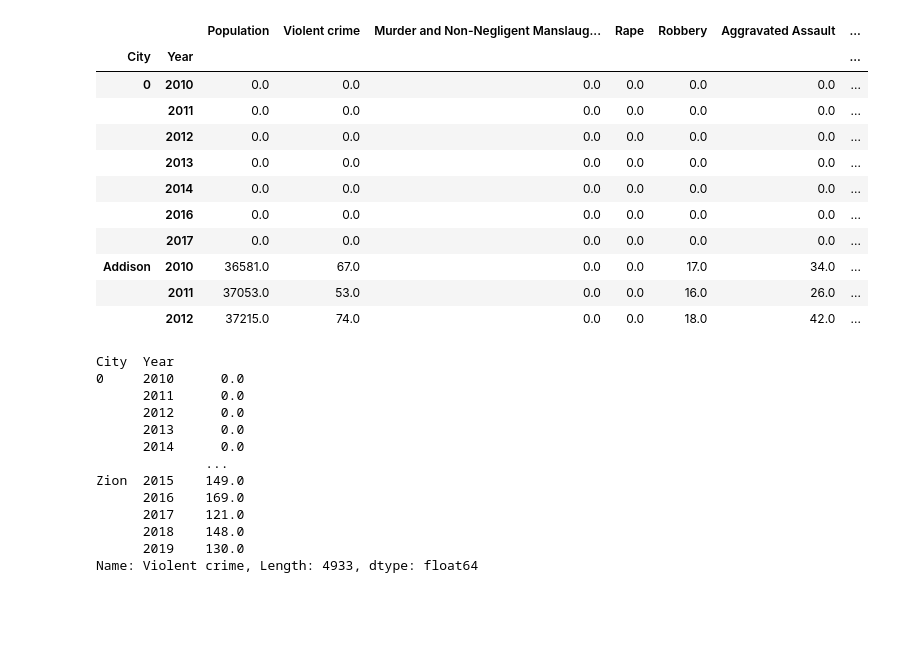
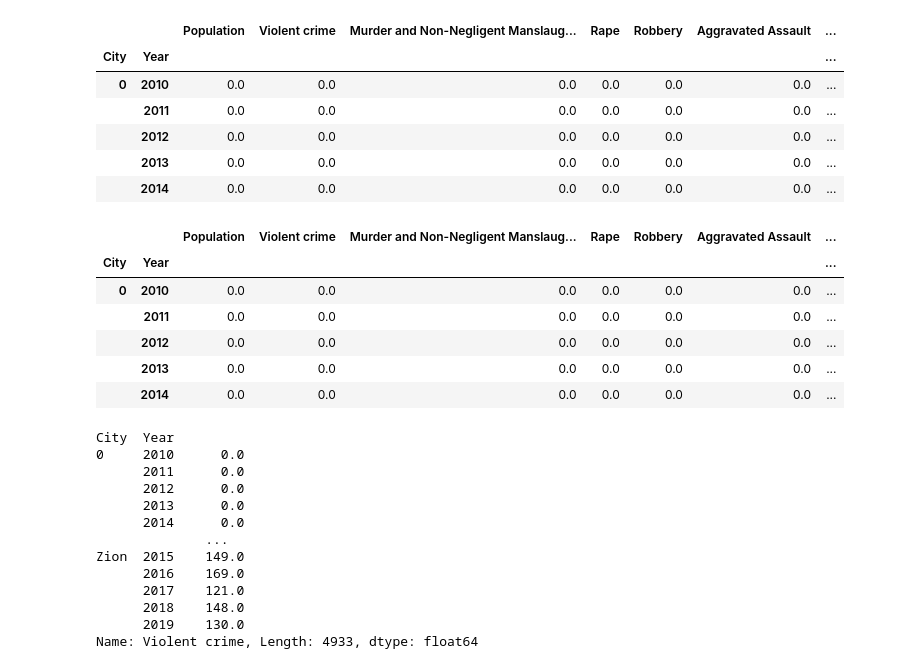
Before and after one commit to Expopanda/Project_1, a Jupyter notebook: andrew_analysis.ipynb, the cells around one changed output. Cells and saved outputs as stored; diff of their text form; code cells hidden in the pictures; blank space fills up the shorter version.

```diff
--- a/andrew_analysis.ipynb
+++ b/andrew_analysis.ipynb
@@ -3,17 +3,18 @@
 import pandas as pd
 import numpy as np
 import matplotlib.pyplot as plt
+import seaborn as sns
 
-FBI10_path = 'Resources\FBI_2010_illinois_amended.csv'
-FBI11_path = 'Resources\FBI_2011_illinois_amended.csv'
-FBI12_path = 'Resources\FBI_2012_illinois_amended.csv'
-FBI13_path = 'Resources\FBI_2013_illinois_amended.csv'
-FBI14_path = 'Resources\FBI_2014_illinois_amended.csv'
-FBI15_path = 'Resources\FBI_2015_illinois_amended.csv'
-FBI16_path = 'Resources\FBI_2016_illinois_amended.csv'
-FBI17_path = 'Resources\FBI_2017_illinois_amended.csv'
-FBI18_path = 'Resources\FBI_2018_illinois_amended.csv'
-FBI19_path = 'Resources\FBI_2019_illinois_amended.csv'
+FBI10_path = 'Resources/FBI_2010_illinois_amended.csv'
+FBI11_path = 'Resources/FBI_2011_illinois_amended.csv'
+FBI12_path = 'Resources/FBI_2012_illinois_amended.csv'
+FBI13_path = 'Resources/FBI_2013_illinois_amended.csv'
+FBI14_path = 'Resources/FBI_2014_illinois_amended.csv'
+FBI15_path = 'Resources/FBI_2015_illinois_amended.csv'
+FBI16_path = 'Resources/FBI_2016_illinois_amended.csv'
+FBI17_path = 'Resources/FBI_2017_illinois_amended.csv'
+FBI18_path = 'Resources/FBI_2018_illinois_amended.csv'
+FBI19_path = 'Resources/FBI_2019_illinois_amended.csv'
 # %%
 # these are the dataframes with all NaN values in tact. Please don't amend them.
 
@@ -123,22 +124,27 @@ crime_stats_df['Property Crime'] = crime_stats_df['Property Crime'].astype('floa
 crime_stats_df['Burglary'] = crime_stats_df['Burglary'].astype('float64')
 crime_stats_df['Larceny-theft'] = crime_stats_df['Larceny-theft'].astype('float64')
 crime_stats_df['Motor vehicle theft'] = crime_stats_df['Motor vehicle theft'].astype('float64')
+crime_total = crime_stats_df.groupby(['City', 'Year']).sum()
+crime_total.head()
+# %% [output]
+|  |  | Population | Violent crime | Murder and Non-Negligent Manslaug... | Rape | Robbery | Aggravated Assault | ... |
+| City | Year |  |  |  |  |  |  | ... |
+| 0 | 2010 | 0.0 | 0.0 | 0.0 | 0.0 | 0.0 | 0.0 | ... |
+|  | 2011 | 0.0 | 0.0 | 0.0 | 0.0 | 0.0 | 0.0 | ... |
+|  | 2012 | 0.0 | 0.0 | 0.0 | 0.0 | 0.0 | 0.0 | ... |
+|  | 2013 | 0.0 | 0.0 | 0.0 | 0.0 | 0.0 | 0.0 | ... |
+|  | 2014 | 0.0 | 0.0 | 0.0 | 0.0 | 0.0 | 0.0 | ... |
 # %%
 crime_total = crime_stats_df.groupby(['City', 'Year']).sum()
-crime_total.head(10)
+crime_total.head()
 # %% [output]
 |  |  | Population | Violent crime | Murder and Non-Negligent Manslaug... | Rape | Robbery | Aggravated Assault | ... |
 | City | Year |  |  |  |  |  |  | ... |
 | 0 | 2010 | 0.0 | 0.0 | 0.0 | 0.0 | 0.0 | 0.0 | ... |
 |  | 2011 | 0.0 | 0.0 | 0.0 | 0.0 | 0.0 | 0.0 | ... |
 |  | 2012 | 0.0 | 0.0 | 0.0 | 0.0 | 0.0 | 0.0 | ... |
 |  | 2013 | 0.0 | 0.0 | 0.0 | 0.0 | 0.0 | 0.0 | ... |
 |  | 2014 | 0.0 | 0.0 | 0.0 | 0.0 | 0.0 | 0.0 | ... |
-|  | 2016 | 0.0 | 0.0 | 0.0 | 0.0 | 0.0 | 0.0 | ... |
-|  | 2017 | 0.0 | 0.0 | 0.0 | 0.0 | 0.0 | 0.0 | ... |
-| Addison | 2010 | 36581.0 | 67.0 | 0.0 | 0.0 | 17.0 | 34.0 | ... |
-|  | 2011 | 37053.0 | 53.0 | 0.0 | 0.0 | 16.0 | 26.0 | ... |
-|  | 2012 | 37215.0 | 74.0 | 0.0 | 0.0 | 18.0 | 42.0 | ... |
 # %%
 violent_crime_total = crime_stats_df.groupby(['City', 'Year'])['Violent crime'].sum()
 #per_capita_violent_crime = violent_crime_total
```
Also changed, not shown: parts of 10 cells of this notebook, 4 other files.
